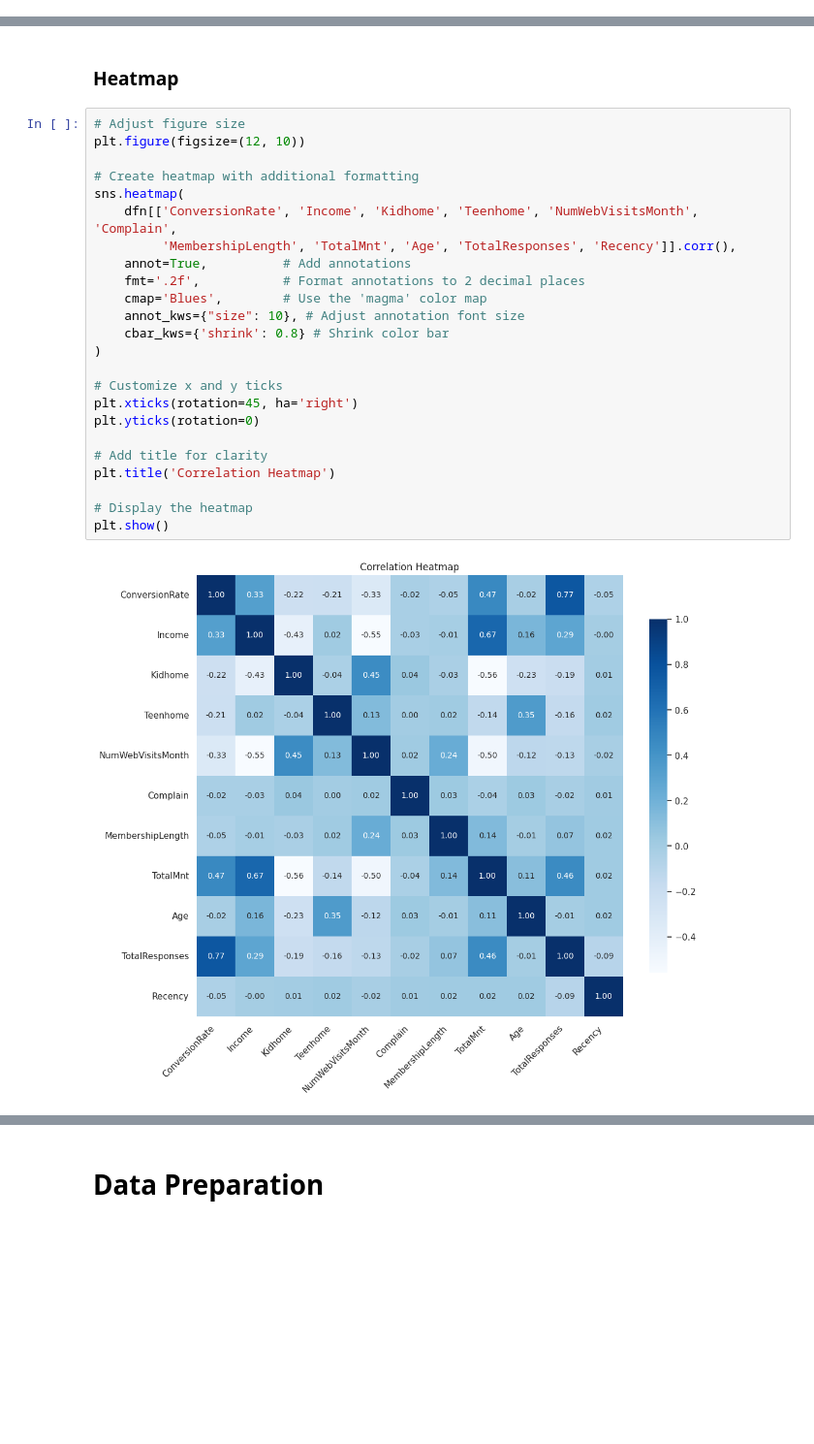
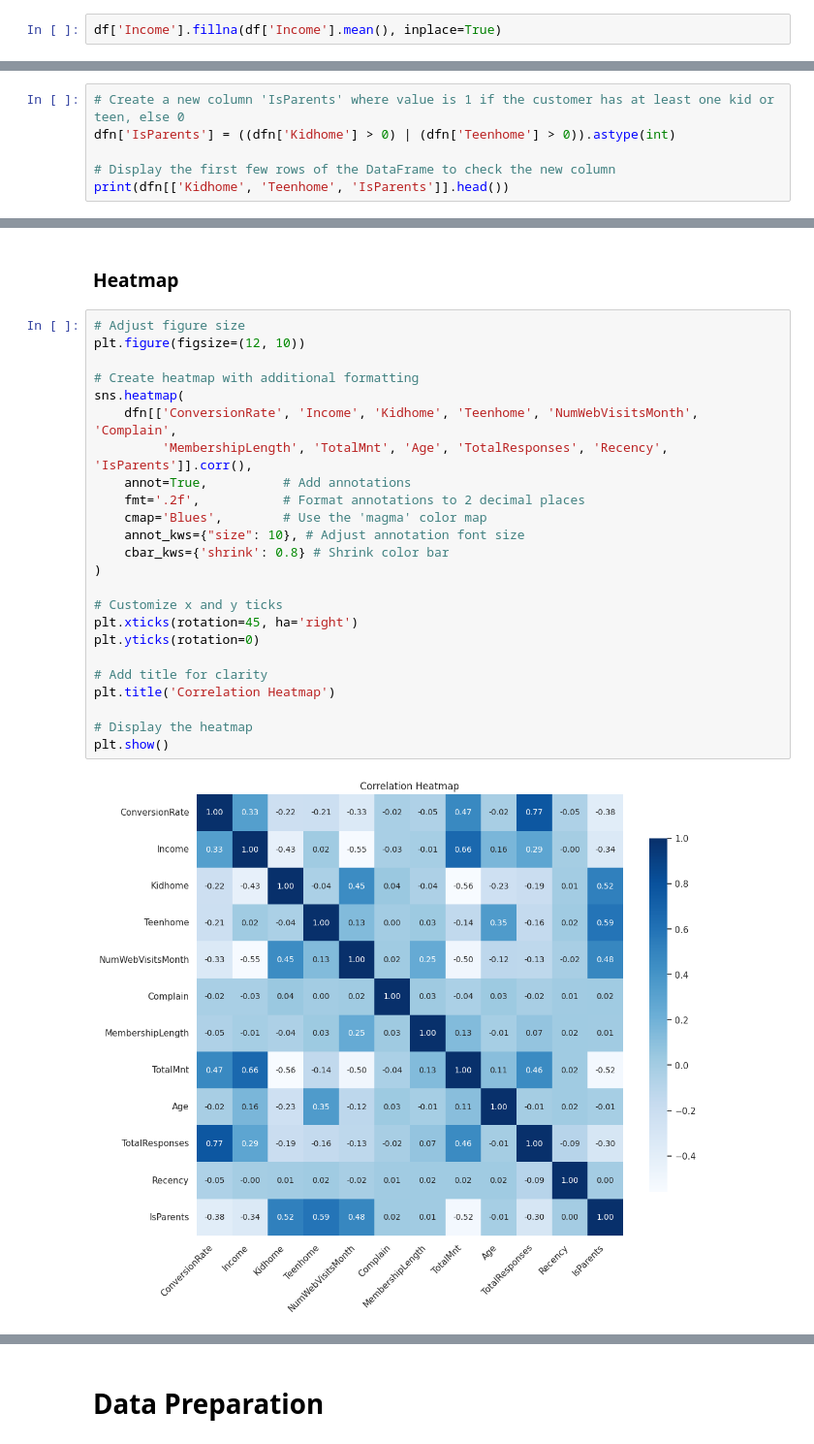
Before and after one commit to putriroya/Marketing-Campaign, a Jupyter notebook: marketing_campaign.ipynb, the cells around one changed output, grey strips where cells are left out. Shown at 97% size. Saved outputs shown, nothing was run; the diff lists cells and outputs as text; blank space fills up the shorter version.

```diff
--- a/marketing_campaign.ipynb
+++ b/marketing_campaign.ipynb
@@ -83,0 +105,2 @@ df['TotalMnt'] = df[['MntCoke','MntFruits', 'MntMeatProducts', 'MntFishProducts'
+# %%
+df['Income'].fillna(df['Income'].mean(), inplace=True)
@@ -765,3 +825,9 @@ for p in ax.patches:
   xytext=(0,9), textcoords='offset points', color='black', fontsize=13)
 # %% [output]
 [figure]
+# %%
+# Create a new column 'IsParents' where value is 1 if the customer has at least one kid or teen, else 0
+dfn['IsParents'] = ((dfn['Kidhome'] > 0) | (dfn['Teenhome'] > 0)).astype(int)
+
+# Display the first few rows of the DataFrame to check the new column
+print(dfn[['Kidhome', 'Teenhome', 'IsParents']].head())
@@ -783,26 +856,26 @@ Index(['Education', 'Marital_Status', 'Income', 'Kidhome', 'Teenhome',
 # %%
 # Adjust figure size
 plt.figure(figsize=(12, 10))
 
 # Create heatmap with additional formatting
 sns.heatmap(
     dfn[['ConversionRate', 'Income', 'Kidhome', 'Teenhome', 'NumWebVisitsMonth', 'Complain',
-         'MembershipLength', 'TotalMnt', 'Age', 'TotalResponses', 'Recency']].corr(),
+         'MembershipLength', 'TotalMnt', 'Age', 'TotalResponses', 'Recency', 'IsParents']].corr(),
     annot=True,          # Add annotations
     fmt='.2f',           # Format annotations to 2 decimal places
     cmap='Blues',        # Use the 'magma' color map
     annot_kws={"size": 10}, # Adjust annotation font size
     cbar_kws={'shrink': 0.8} # Shrink color bar
 )
 
 # Customize x and y ticks
 plt.xticks(rotation=45, ha='right')
 plt.yticks(rotation=0)
 
 # Add title for clarity
 plt.title('Correlation Heatmap')
 
 # Display the heatmap
 plt.show()
 # %% [output]
-[figure, old version]
+[figure, new version]
```
Also changed, not shown: parts of 25 cells of this notebook.
